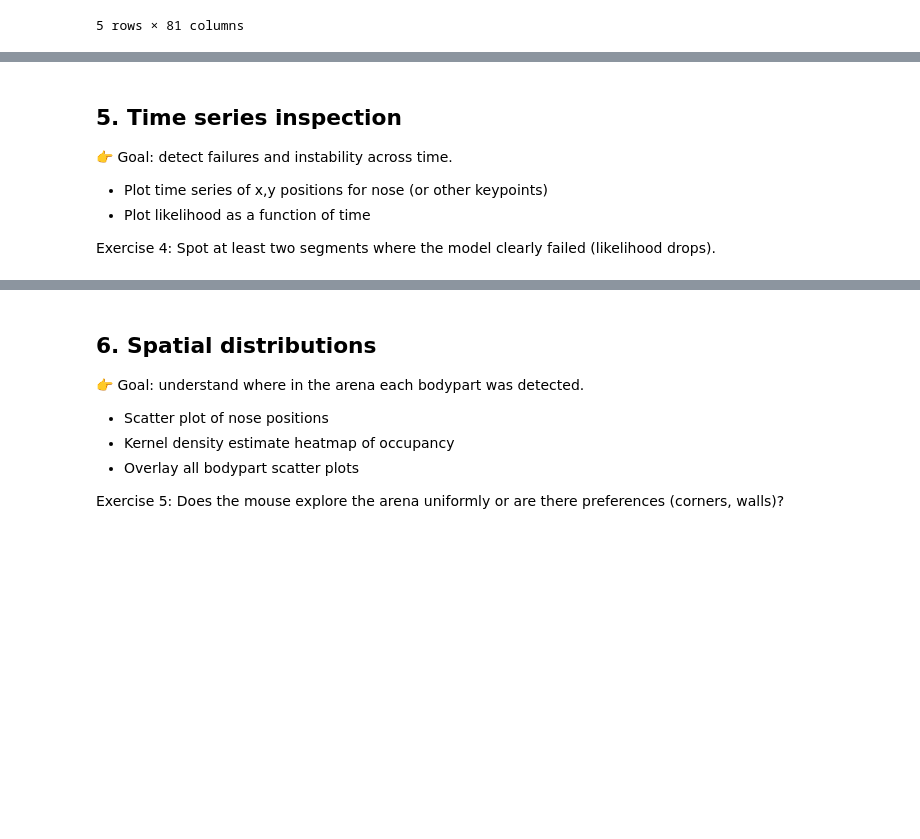
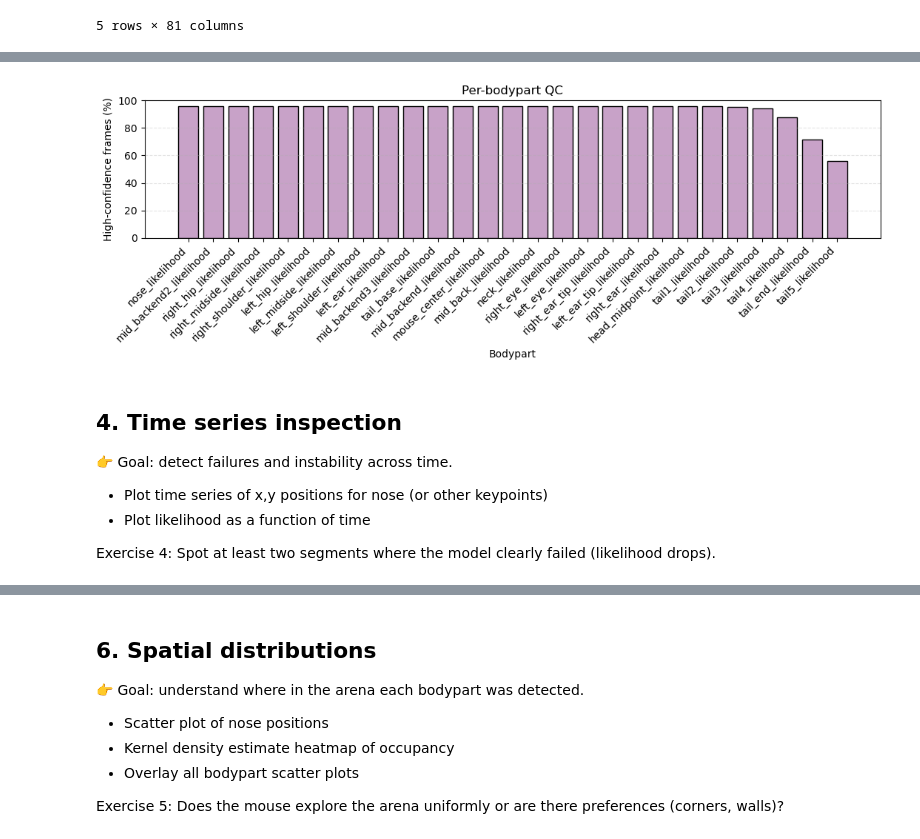
Before and after one commit to LizbethMG-Teaching/pose2behav-book, a Jupyter notebook: notebooks/EDA.ipynb, the cells around one changed output, grey strips where cells are left out. Cells and saved outputs as stored; diff of their text form; code cells hidden in the pictures; blank space fills up the shorter version.

```diff
--- a/notebooks/EDA.ipynb
+++ b/notebooks/EDA.ipynb
@@ -445,0 +489,77 @@ Compare the tail base vs nose likelihood distributions. What do you observe?
+# %%
+## 3.2 Quality control summary from likelihoods
+
+def qc_summary_from_likelihood(df_one: pd.DataFrame, conf_thresh: float = 0.5) -> pd.DataFrame:
+    """
+    Compute per-bodypart detection quality metrics.
+
+    Parameters
+        df_one : Single-animal dataframe
+        conf_thresh : Confidence threshold to count a detection as 'high-confidence'
+    """
+    # >>>>>>>>>>>>>>>>>>>
+    # TODO: select only likelihood columns
+    # YOUR CODE HERE (1 line):
+    # L = df_one.filter( ... )
+    L_raw = df_one.filter(like="_likelihood")
+    # <<<<<<<<<<<<<<<<<<
+
+    # Fractions before cleaning (so we can measure true NaN vs -1 rates)
+    minus1_pct = L_raw.eq(-1).mean(axis=0) * 100
+
+    # Replace invalid values (-1) with NaN so they’re ignored in summaries
+    L = L_raw.where(L_raw >= 0)
+
+    # Compute stats per bodypart (coverage, high_conf%, mean)
+    per_bp = pd.DataFrame({
+        # >>>>>>>>>>>>>>>>>>>
+        # TODO: What fraction of frames have any valid detection (not NaN)
+        # YOUR CODE HERE (1 line):
+        # "coverage_%": L ...
+        "coverage_%": L.notna().mean(axis=0) * 100,
+
+        # TODO: What fraction of frames have likelihood ≥ conf_thresh (default 0.5)
+        # YOUR CODE HERE (1 line):
+        # "high_conf_%": (L >= conf_thresh) ...
+        "high_conf_%": (L >= conf_thresh).mean(axis=0) * 100,
+
+        # TODO: Average likelihood, ignoring missing values
+        # YOUR CODE HERE (1 line):
+        # "mean_likelihood": ...
+        "mean_likelihood": L.mean(axis=0),
+        # <<<<<<<<<<<<<<<<<<
+
+        # Added: fractions of NaNs and of -1 (before cleaning)
+        "minus1_%": minus1_pct,
+    }).sort_values("high_conf_%", ascending=False)
+
+    return per_bp
+
+
+def plot_likelihood_qc(per_bp: pd.DataFrame, title: str = "Per-bodypart QC"):
+    """Quick QC bar plot of high-confidence detection rate (lilac)."""
+    import matplotlib.pyplot as plt
+
+    # Adjust figure size automatically to fit labels
+    fig, ax = plt.subplots(figsize=(max(8, len(per_bp) * 0.4), 4))
+
+    ax.bar(per_bp.index, per_bp["high_conf_%"],
+           color="#C8A2C8", edgecolor="black")
+
+    ax.set(title=title,
+           xlabel="Bodypart",
+           ylabel="High-confidence frames (%)",
+           ylim=(0, 100))
+    ax.grid(axis="y", linestyle="--", alpha=0.35)
+
+    # Rotate labels so they don’t overlap
+    plt.xticks(rotation=45, ha="right")
+
+    plt.tight_layout()
+    plt.show()
+
+
+qc = qc_summary_from_likelihood(df_one)
+display(qc)
+plot_likelihood_qc(qc)
+# %% [output]
@@ -446,5 +583,6 @@ Compare the tail base vs nose likelihood distributions. What do you observe?
+[figure, added]
 # %% [markdown]
-## 5. Time series inspection
+## 4. Time series inspection
 
 👉 Goal: detect failures and instability across time.
 - Plot time series of x,y positions for nose (or other keypoints)
```
Also changed, not shown: parts of 18 cells of this notebook, 1 other file.
